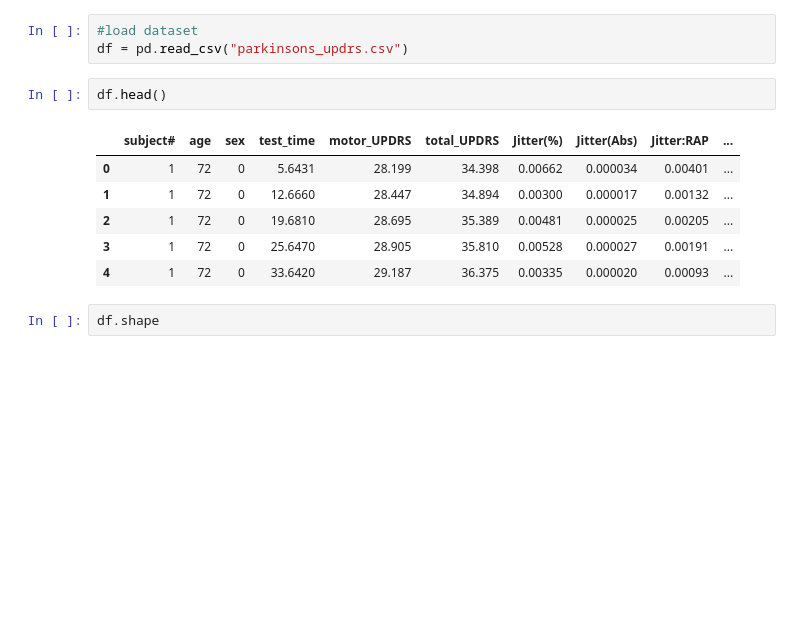
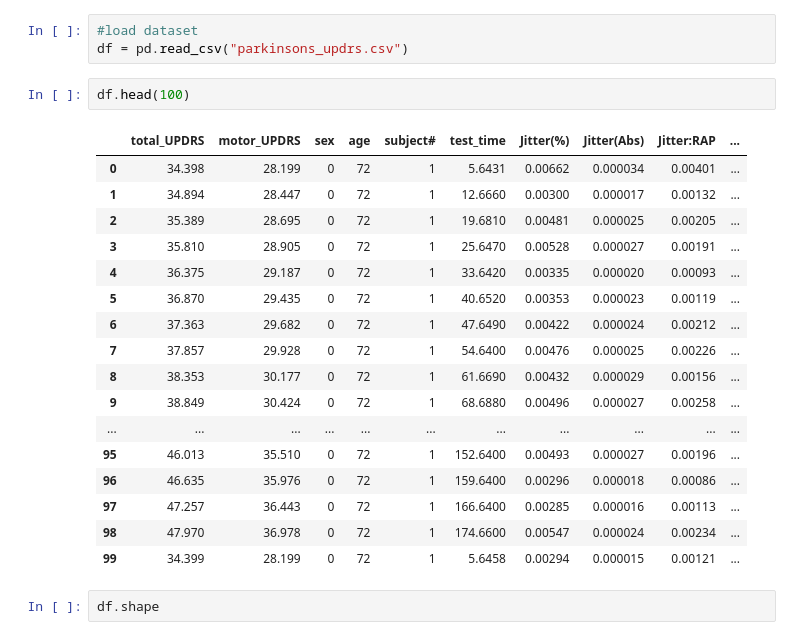
Before and after one commit to Sharath-Shenoy/Machine_Learning_In_Healthcare, a Jupyter notebook: Final- Regression to Predict Severity of Parkinson's.ipynb, the cells around one changed output. Saved outputs shown, nothing was run; the diff lists cells and outputs as text; blank space fills up the shorter version.

```diff
--- a/Final- Regression to Predict Severity of Parkinson's.ipynb
+++ b/Final- Regression to Predict Severity of Parkinson's.ipynb
@@ -30,14 +30,25 @@ os.environ['PATH'] = os.environ['PATH']+';'+os.environ['CONDA_PREFIX']+r"\Librar
 #load dataset
 df = pd.read_csv("parkinsons_updrs.csv")
 # %%
-df.head()
+df.head(100)
 # %% [output]
-|  | subject# | age | sex | test_time | motor_UPDRS | total_UPDRS | Jitter(%) | Jitter(Abs) | Jitter:RAP | ... |
-| 0 | 1 | 72 | 0 | 5.6431 | 28.199 | 34.398 | 0.00662 | 0.000034 | 0.00401 | ... |
-| 1 | 1 | 72 | 0 | 12.6660 | 28.447 | 34.894 | 0.00300 | 0.000017 | 0.00132 | ... |
-| 2 | 1 | 72 | 0 | 19.6810 | 28.695 | 35.389 | 0.00481 | 0.000025 | 0.00205 | ... |
-| 3 | 1 | 72 | 0 | 25.6470 | 28.905 | 35.810 | 0.00528 | 0.000027 | 0.00191 | ... |
-| 4 | 1 | 72 | 0 | 33.6420 | 29.187 | 36.375 | 0.00335 | 0.000020 | 0.00093 | ... |
+|  | total_UPDRS | motor_UPDRS | sex | age | subject# | test_time | Jitter(%) | Jitter(Abs) | Jitter:RAP | ... |
+| 0 | 34.398 | 28.199 | 0 | 72 | 1 | 5.6431 | 0.00662 | 0.000034 | 0.00401 | ... |
+| 1 | 34.894 | 28.447 | 0 | 72 | 1 | 12.6660 | 0.00300 | 0.000017 | 0.00132 | ... |
+| 2 | 35.389 | 28.695 | 0 | 72 | 1 | 19.6810 | 0.00481 | 0.000025 | 0.00205 | ... |
+| 3 | 35.810 | 28.905 | 0 | 72 | 1 | 25.6470 | 0.00528 | 0.000027 | 0.00191 | ... |
+| 4 | 36.375 | 29.187 | 0 | 72 | 1 | 33.6420 | 0.00335 | 0.000020 | 0.00093 | ... |
+| 5 | 36.870 | 29.435 | 0 | 72 | 1 | 40.6520 | 0.00353 | 0.000023 | 0.00119 | ... |
+| 6 | 37.363 | 29.682 | 0 | 72 | 1 | 47.6490 | 0.00422 | 0.000024 | 0.00212 | ... |
+| 7 | 37.857 | 29.928 | 0 | 72 | 1 | 54.6400 | 0.00476 | 0.000025 | 0.00226 | ... |
+| 8 | 38.353 | 30.177 | 0 | 72 | 1 | 61.6690 | 0.00432 | 0.000029 | 0.00156 | ... |
+| 9 | 38.849 | 30.424 | 0 | 72 | 1 | 68.6880 | 0.00496 | 0.000027 | 0.00258 | ... |
+| ... | ... | ... | ... | ... | ... | ... | ... | ... | ... | ... |
+| 95 | 46.013 | 35.510 | 0 | 72 | 1 | 152.6400 | 0.00493 | 0.000027 | 0.00196 | ... |
+| 96 | 46.635 | 35.976 | 0 | 72 | 1 | 159.6400 | 0.00296 | 0.000018 | 0.00086 | ... |
+| 97 | 47.257 | 36.443 | 0 | 72 | 1 | 166.6400 | 0.00285 | 0.000016 | 0.00113 | ... |
+| 98 | 47.970 | 36.978 | 0 | 72 | 1 | 174.6600 | 0.00547 | 0.000024 | 0.00234 | ... |
+| 99 | 34.399 | 28.199 | 0 | 72 | 1 | 5.6458 | 0.00294 | 0.000015 | 0.00121 | ... |
 # %%
 df.shape
 # %% [output]
```
Also changed, not shown: parts of 1 cell of this notebook, 1 other file.
